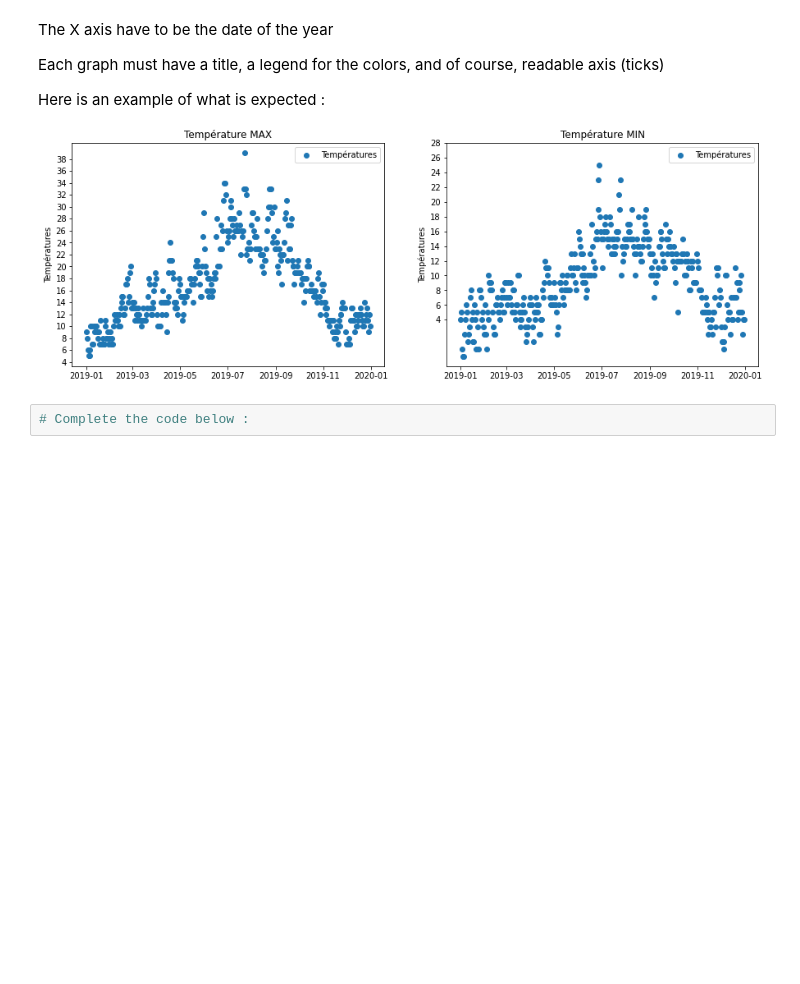
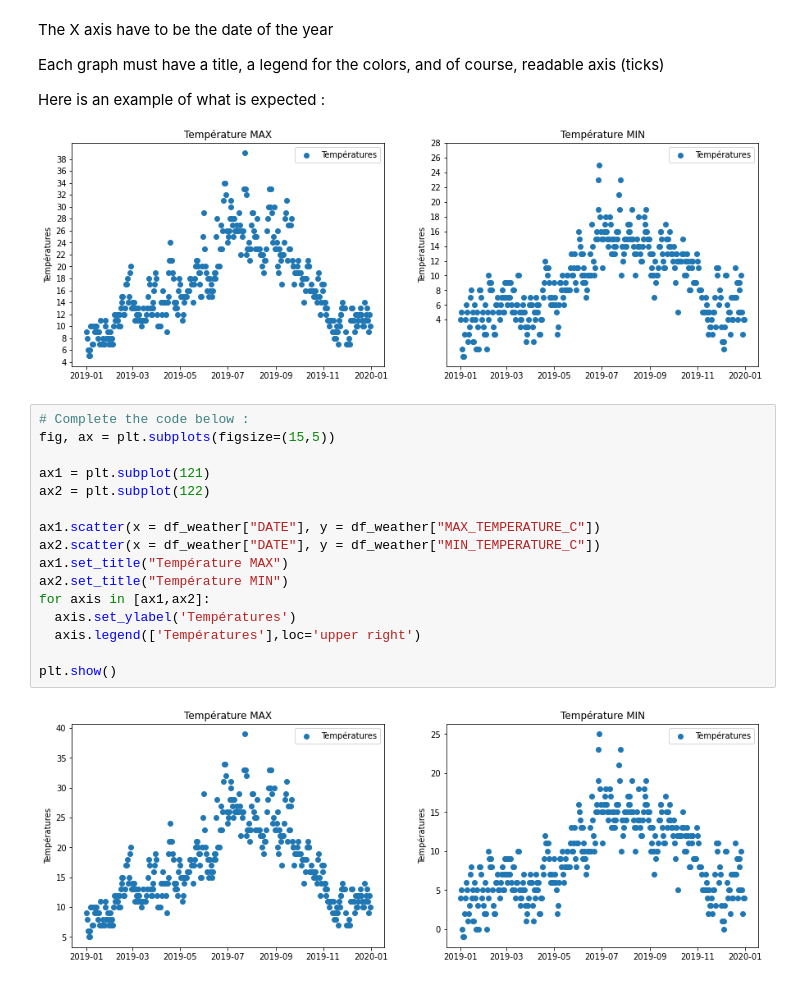
Before and after one commit to mlukan/GDA3B2021, a Jupyter notebook: Martin_Lukan_Matplolib_introduction.ipynb, the cells around one changed output. Drawn from its saved outputs; the diff is of its cells as text; blank space fills up the shorter version.

```diff
--- a/Martin_Lukan_Matplolib_introduction.ipynb
+++ b/Martin_Lukan_Matplolib_introduction.ipynb
@@ -53,5 +61,21 @@ Each graph must have a title, a legend for the colors, and of course, readable a
 Here is an example of what is expected :
 
 ![matplotlib2.png](embedded-picture-1)
-# %%
-# Complete the code below :
+# %%
+# Complete the code below :
+fig, ax = plt.subplots(figsize=(15,5))
+
+ax1 = plt.subplot(121)
+ax2 = plt.subplot(122)
+
+ax1.scatter(x = df_weather["DATE"], y = df_weather["MAX_TEMPERATURE_C"])
+ax2.scatter(x = df_weather["DATE"], y = df_weather["MIN_TEMPERATURE_C"])
+ax1.set_title("Température MAX")
+ax2.set_title("Température MIN")
+for axis in [ax1,ax2]:
+  axis.set_ylabel('Températures')
+  axis.legend(['Températures'],loc='upper right')
+
+plt.show()
+# %% [output]
+[figure, added]
```
Also changed, not shown: parts of 1 cell of this notebook.
